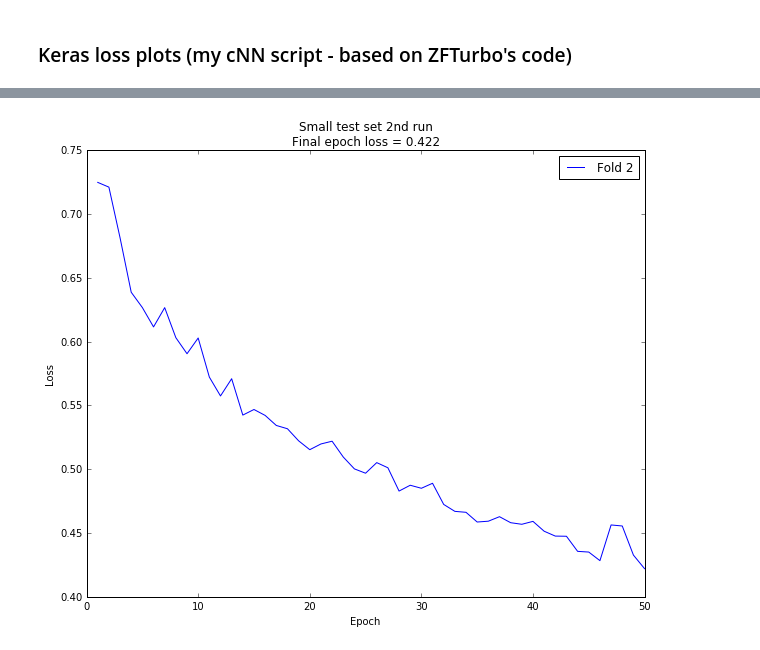
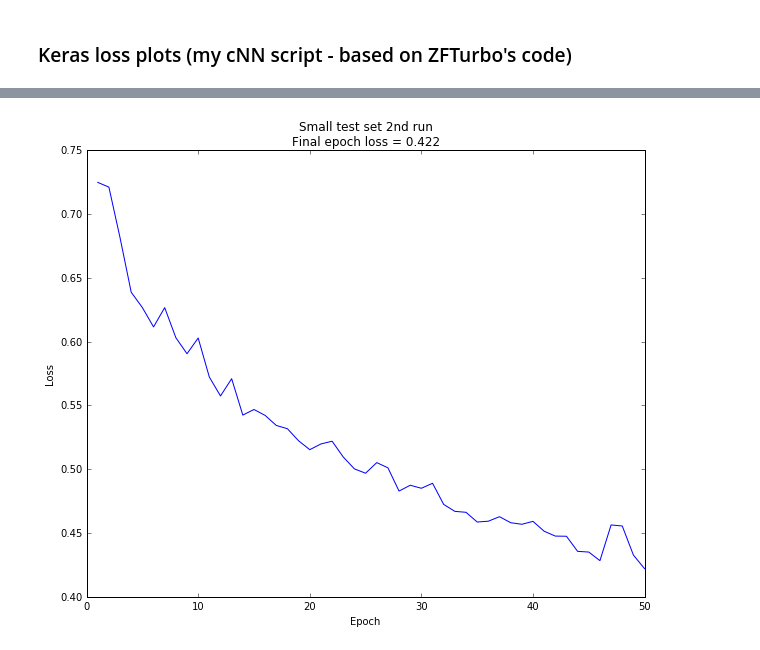
Before and after one commit to agalea91/Kaggle_scripts, a Jupyter notebook: nerve_ultrasound/nerve_hunters.ipynb, the cells around one changed output, grey strips where cells are left out. Cells and saved outputs as stored; diff of their text form; code cells hidden in the pictures.

```diff
--- a/nerve_ultrasound/nerve_hunters.ipynb
+++ b/nerve_ultrasound/nerve_hunters.ipynb
@@ -481,18 +481,17 @@ plot_kf_scores('Small training set 2nd run', 'smalls/kf_scores_acc_0.692(0.090).
 # %%
 def plot_test_scores(title, test_scores_file):
 
     scores = json.load(open(test_scores_file, 'r'))
 
     fig = plt.figure(figsize=(10, 8))
     ax = fig.add_subplot(111)
-    ax.plot(range(1,len(scores)+1), scores, label='Fold {}'.format(k))
+    ax.plot(range(1,len(scores)+1), scores)
     ax.set_xlabel('Epoch')
     ax.set_ylabel('Loss')
 
     ax.set_title(title+'\nFinal epoch loss = '+test_scores_file[19:-5])
-    plt.legend()
     plt.show()
 
 plot_test_scores('Small test set 2nd run', 'smalls/test_scores_0.422.json')
 # %% [output]
-[figure, old version]
+[figure, new version]
```
Also changed, not shown: parts of 2 cells of this notebook, 8 other files.
